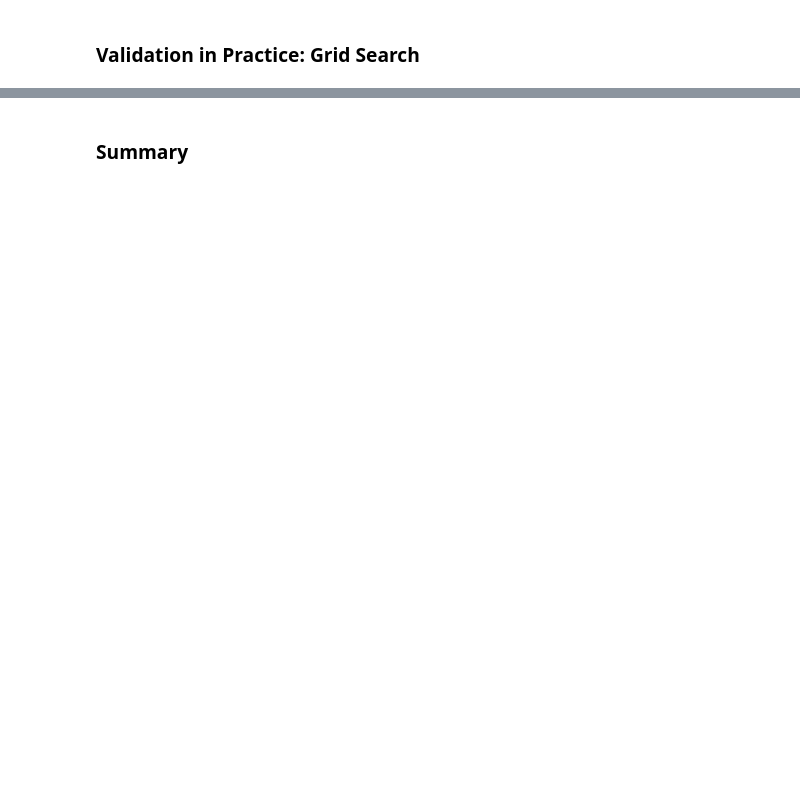
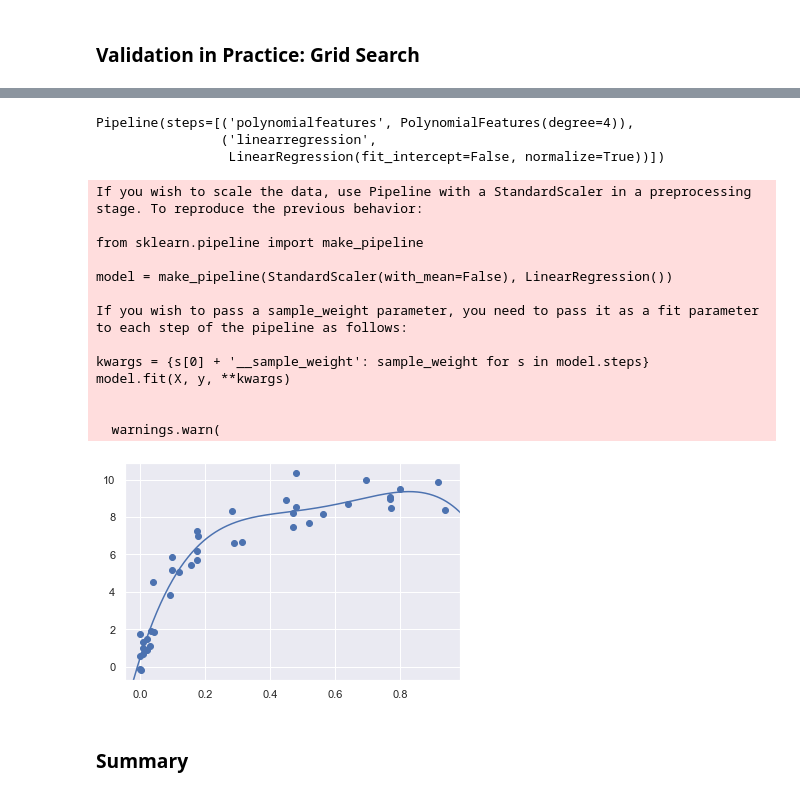
Before and after one commit to taylordunn/python-data-science-handbook, a Jupyter notebook: chapter5/chapter5.ipynb, the cells around one changed output, grey strips where cells are left out. Drawn from its saved outputs; the diff is of its cells as text; code cells hidden in the pictures; blank space fills up the shorter version.

Commit message:
Finished model validation section

```diff
--- a/chapter5/chapter5.ipynb
+++ b/chapter5/chapter5.ipynb
@@ -526,0 +532,11 @@ plt.subplots_adjust.__doc__
+# %%
+from sklearn.model_selection import GridSearchCV
+
+param_grid = {'polynomialfeatures__degree': np.arange(21),
+              'linearregression__fit_intercept': [True, False],
+              'linearregression__normalize': [True, False]}
+grid = GridSearchCV(PolynomialRegression(), param_grid, cv=7)
+# %%
+# Like a normal estimator, this has not yet been applied to any data
+# Fit the model at each grid point
+grid.fit(X, y);
@@ -527,2 +561,32 @@ plt.subplots_adjust.__doc__
+# %%
+# Now find the best parameters
+grid.best_estimator_
+# %% [output]
+Pipeline(steps=[('polynomialfeatures', PolynomialFeatures(degree=4)),
+                ('linearregression',
+                 LinearRegression(fit_intercept=False, normalize=True))])
+# %%
+model = grid.best_estimator_
+
+plt.scatter(X, y)
+lim = plt.axis()
+y_test = model.fit(X, y).predict(X_test)
+plt.plot(X_test, y_test)
+plt.axis(lim);
+# %% [output]
+If you wish to scale the data, use Pipeline with a StandardScaler in a preprocessing stage. To reproduce the previous behavior:
+
+from sklearn.pipeline import make_pipeline
+
+model = make_pipeline(StandardScaler(with_mean=False), LinearRegression())
+
+If you wish to pass a sample_weight parameter, you need to pass it as a fit parameter to each step of the pipeline as follows:
+
+kwargs = {s[0] + '__sample_weight': sample_weight for s in model.steps}
+model.fit(X, y, **kwargs)
+
+
+  warnings.warn(
+[figure, added]
 # %% [markdown]
 ### Summary
```
Also changed, not shown: parts of 5 cells of this notebook.
